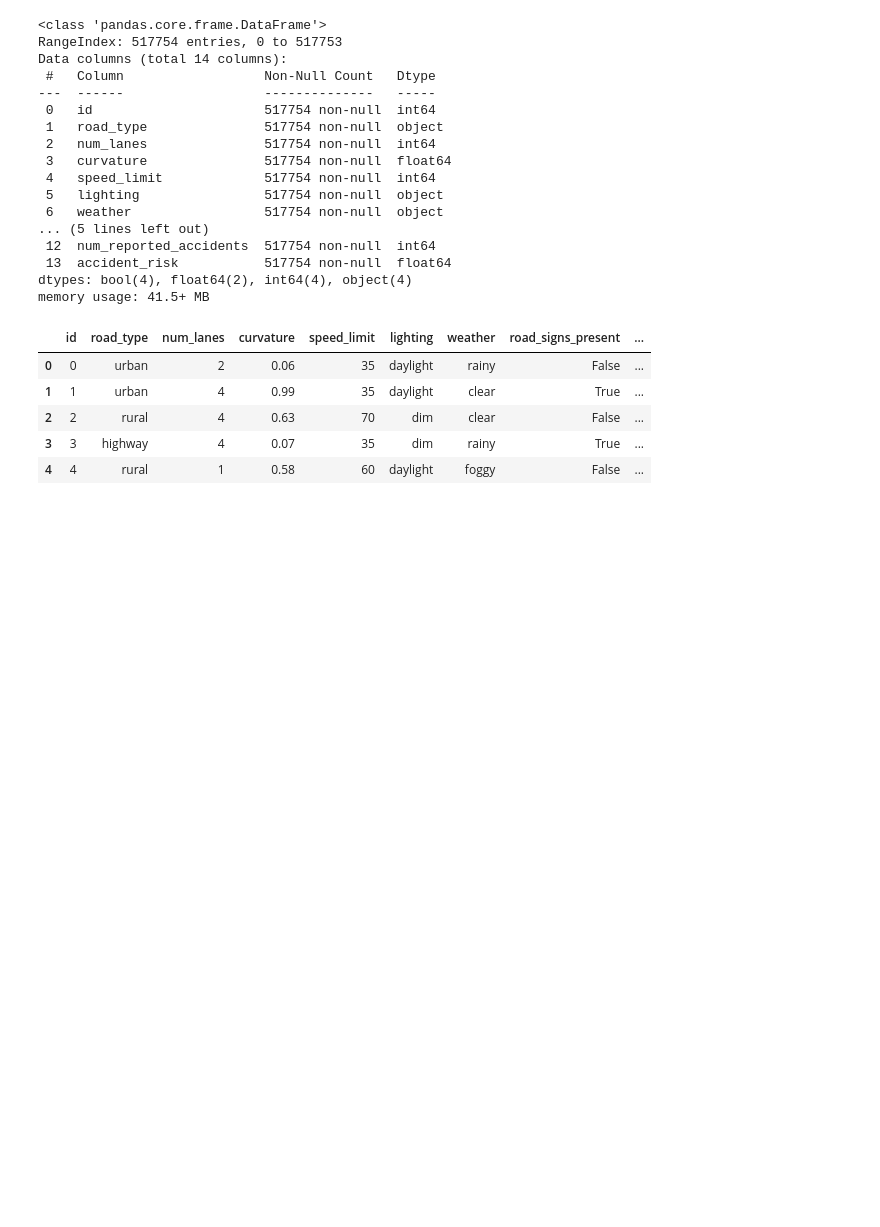
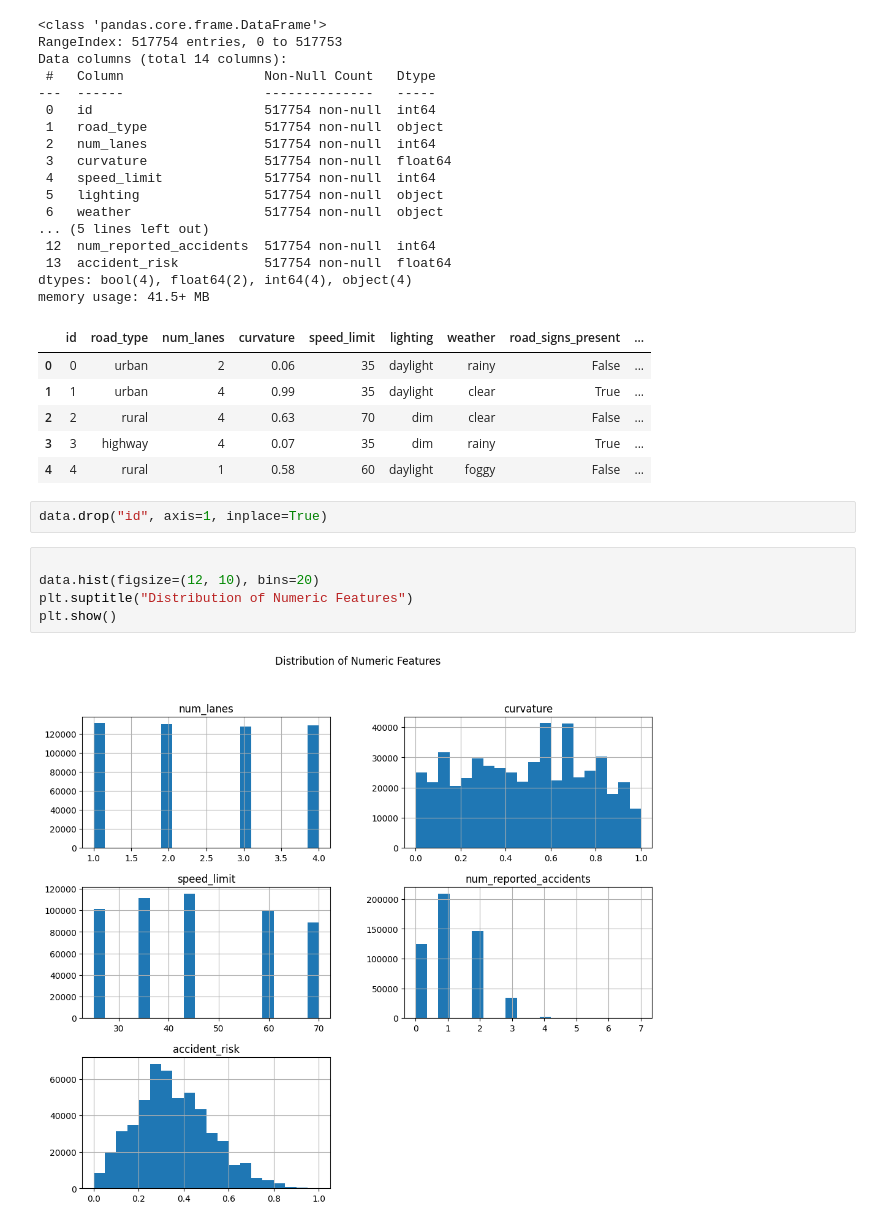
Before and after one commit to hananbahtiti/Predicting-Road-Accident-Risk, a Jupyter notebook: Predicting_Road_Accident_Risk.ipynb, the cells around one changed output. Drawn from its saved outputs; the diff is of its cells as text; blank space fills up the shorter version.

```diff
--- a/Predicting_Road_Accident_Risk.ipynb
+++ b/Predicting_Road_Accident_Risk.ipynb
@@ -39,3 +41,12 @@ memory usage: 41.5+ MB
 | 2 | 2 | rural | 4 | 0.63 | 70 | dim | clear | False | ... |
 | 3 | 3 | highway | 4 | 0.07 | 35 | dim | rainy | True | ... |
 | 4 | 4 | rural | 1 | 0.58 | 60 | daylight | foggy | False | ... |
+# %%
+data.drop("id", axis=1, inplace=True)
+# %%
+
+data.hist(figsize=(12, 10), bins=20)
+plt.suptitle("Distribution of Numeric Features")
+plt.show()
+# %% [output]
+[figure, added]
```
Also changed, not shown: parts of 2 cells of this notebook.
